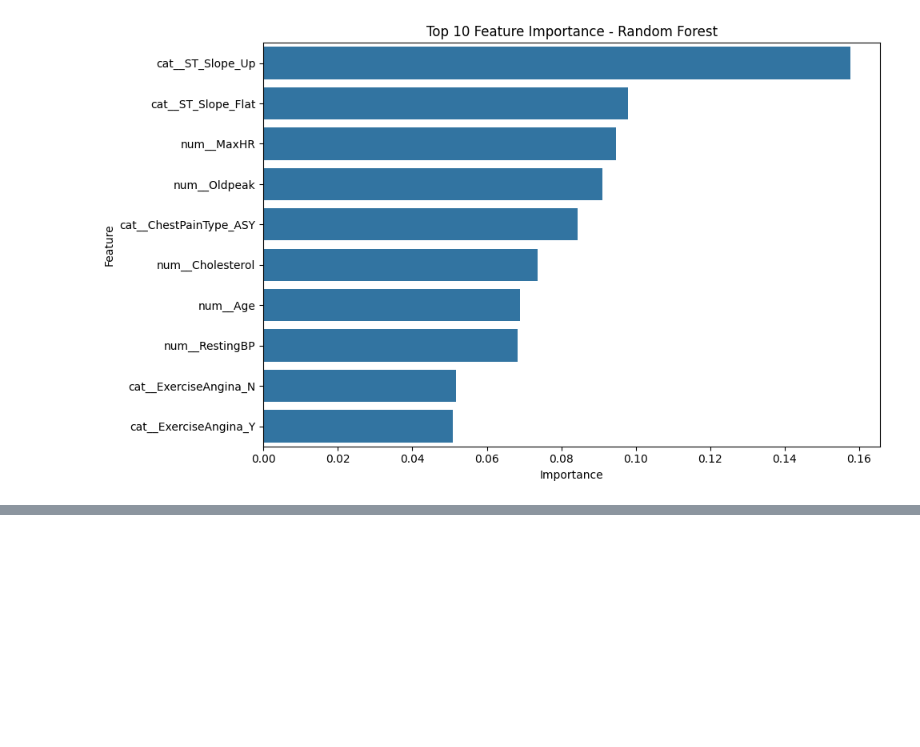
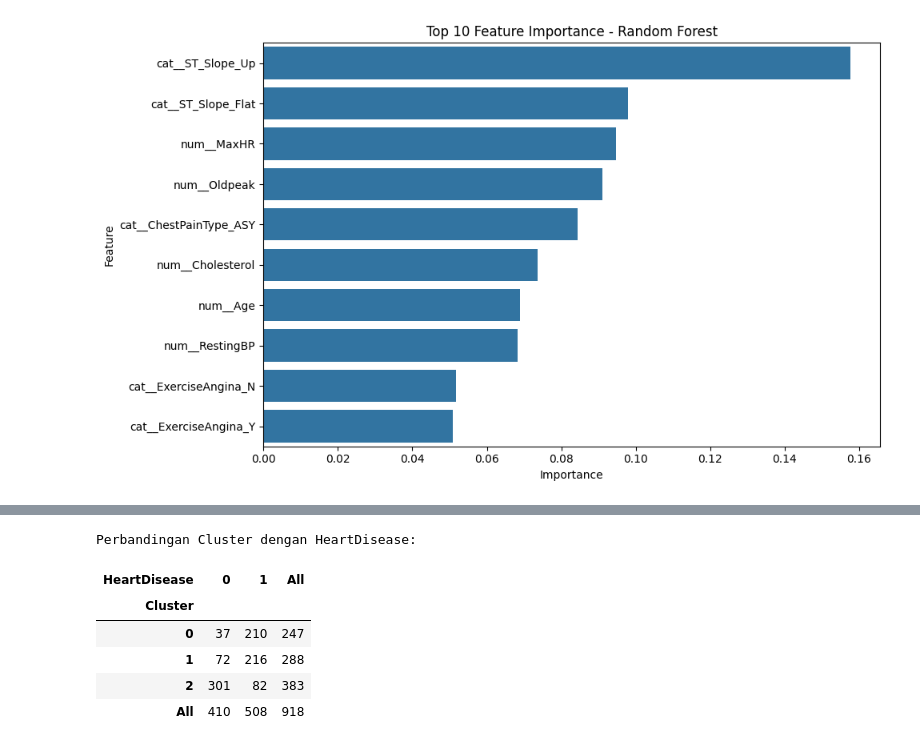
Before and after one commit to helenajemima/Kel1-Tugas-P6-Machine-Learning-2026-2027, a Jupyter notebook: Heart_Disease_Machine_Learning.ipynb, the cells around one changed output, grey strips where cells are left out. Saved outputs shown, nothing was run; the diff lists cells and outputs as text; code cells hidden in the pictures; blank space fills up the shorter version.

```diff
--- a/Heart_Disease_Machine_Learning.ipynb
+++ b/Heart_Disease_Machine_Learning.ipynb
@@ -653,0 +783,18 @@ Feature Importance:
+# %%
+cluster_label_comparison = pd.crosstab(
+    clustering_result["Cluster"],
+    clustering_result["HeartDisease"],
+    margins=True
+)
+
+print("Perbandingan Cluster dengan HeartDisease:")
+
+display(cluster_label_comparison)
+# %% [output]
+Perbandingan Cluster dengan HeartDisease:
+| HeartDisease | 0 | 1 | All |
+| Cluster |  |  |  |
+| 0 | 37 | 210 | 247 |
+| 1 | 72 | 216 | 288 |
+| 2 | 301 | 82 | 383 |
+| All | 410 | 508 | 918 |
```
Also changed, not shown: parts of 6 cells of this notebook.
